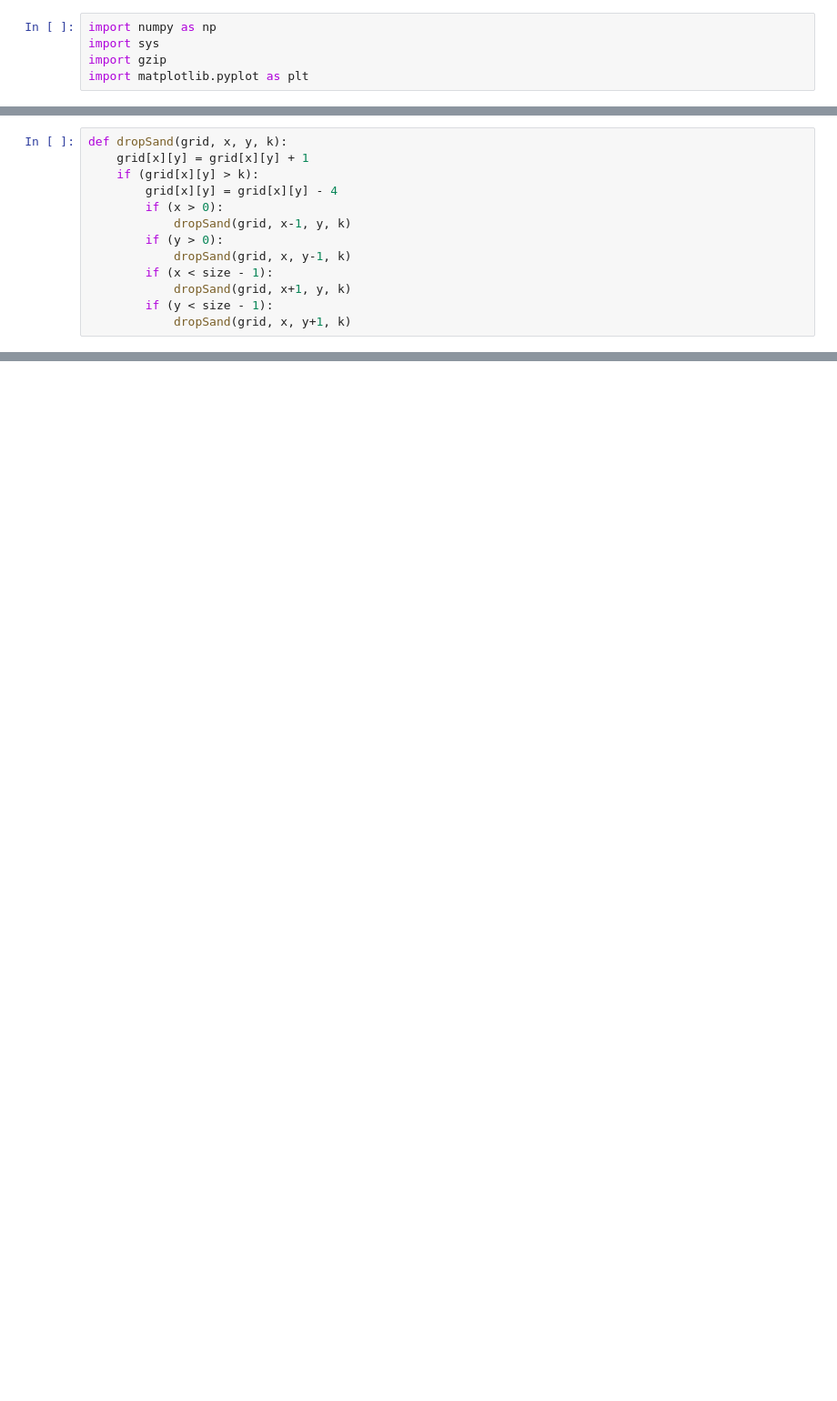
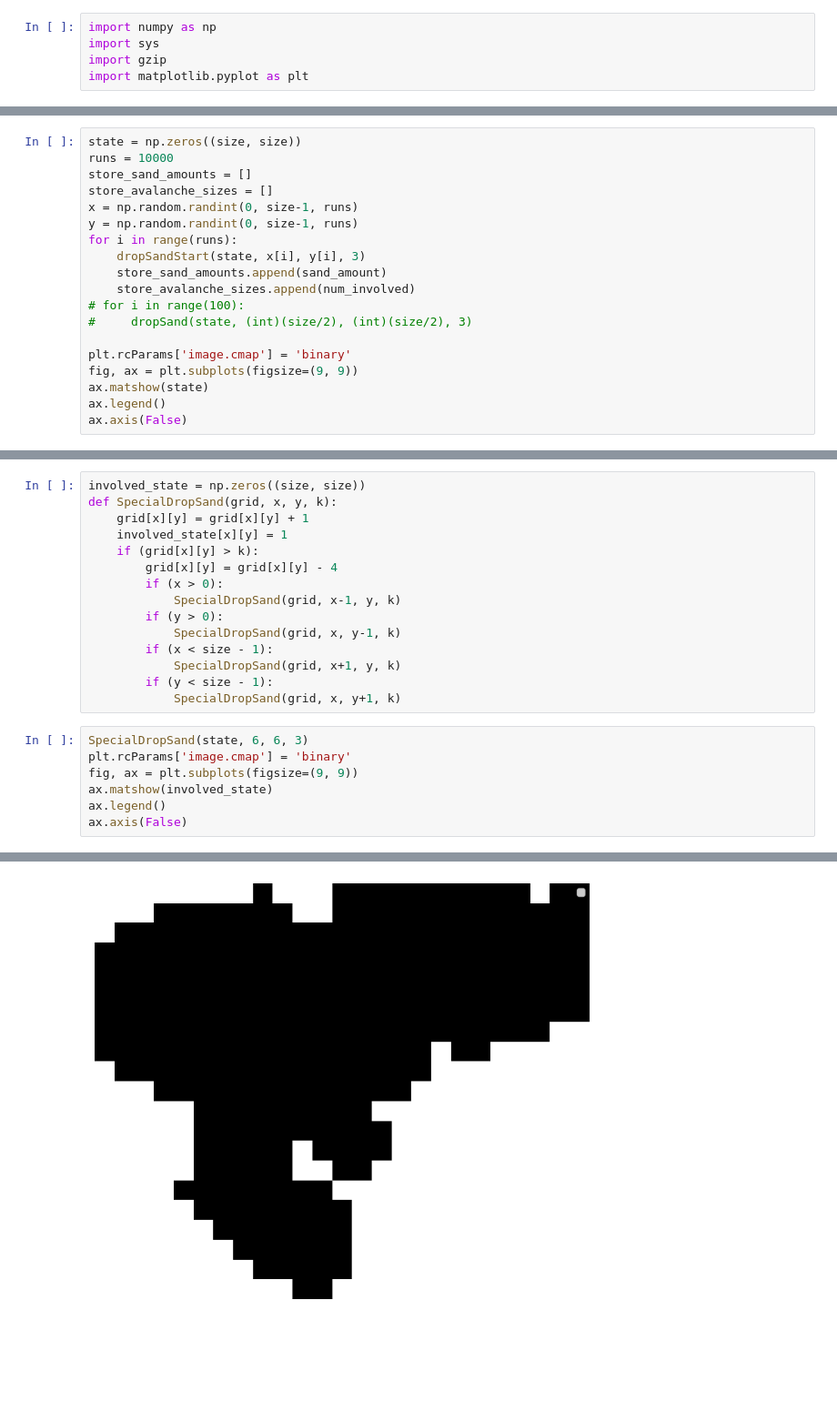
Before and after one commit to Goldartfrog/ComputationalPhysics, a Jupyter notebook: CellularSand.ipynb, the cells around one changed output, grey strips where cells are left out. Shown at 91% size. Drawn from its saved outputs; the diff is of its cells as text; blank space fills up the shorter version.

```diff
--- a/CellularSand.ipynb
+++ b/CellularSand.ipynb
@@ -7,0 +60,19 @@ size = 100
+# %%
+state = np.zeros((size, size))
+runs = 10000
+store_sand_amounts = []
+store_avalanche_sizes = []
+x = np.random.randint(0, size-1, runs)
+y = np.random.randint(0, size-1, runs)
+for i in range(runs):
+    dropSandStart(state, x[i], y[i], 3)
+    store_sand_amounts.append(sand_amount)
+    store_avalanche_sizes.append(num_involved)
+# for i in range(100):
+#     dropSand(state, (int)(size/2), (int)(size/2), 3)
+
+plt.rcParams['image.cmap'] = 'binary'
+fig, ax = plt.subplots(figsize=(9, 9))
+ax.matshow(state)
+ax.legend()
+ax.axis(False)
@@ -8,13 +143,23 @@ size = 100
 # %%
-def dropSand(grid, x, y, k):
+involved_state = np.zeros((size, size))
+def SpecialDropSand(grid, x, y, k):
     grid[x][y] = grid[x][y] + 1
+    involved_state[x][y] = 1
     if (grid[x][y] > k):
         grid[x][y] = grid[x][y] - 4
         if (x > 0):
-            dropSand(grid, x-1, y, k)
+            SpecialDropSand(grid, x-1, y, k)
         if (y > 0):
-            dropSand(grid, x, y-1, k)
+            SpecialDropSand(grid, x, y-1, k)
         if (x < size - 1):
-            dropSand(grid, x+1, y, k)
+            SpecialDropSand(grid, x+1, y, k)
         if (y < size - 1):
-            dropSand(grid, x, y+1, k)
+            SpecialDropSand(grid, x, y+1, k)
+# %%
+SpecialDropSand(state, 6, 6, 3)
+plt.rcParams['image.cmap'] = 'binary'
+fig, ax = plt.subplots(figsize=(9, 9))
+ax.matshow(involved_state)
+ax.legend()
+ax.axis(False)
+# %% [output]
@@ -21 +168,2 @@ def dropSand(grid, x, y, k):
+[figure, added]
 # %%
```
Also changed, not shown: parts of 8 cells of this notebook, 1 other file.
